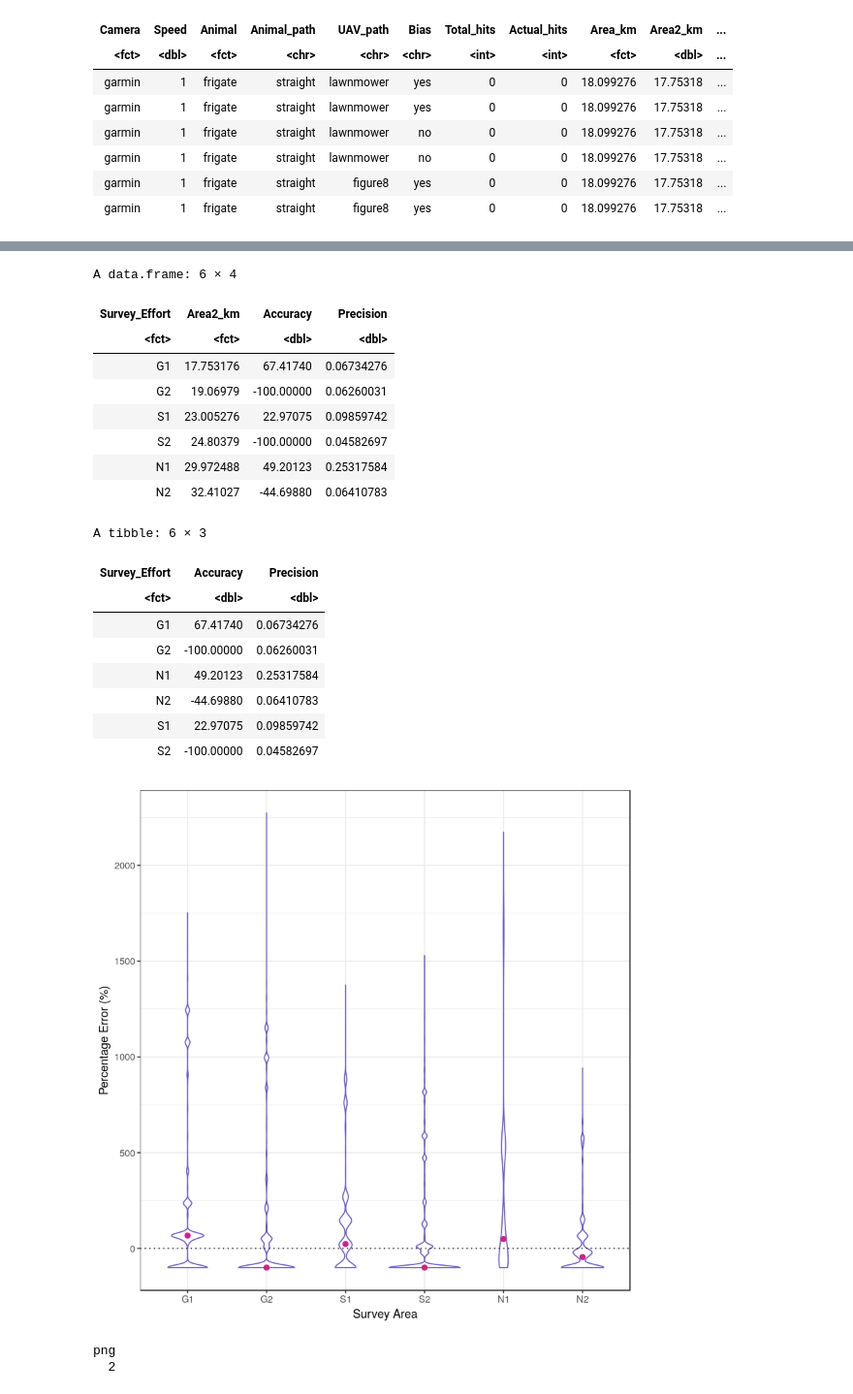
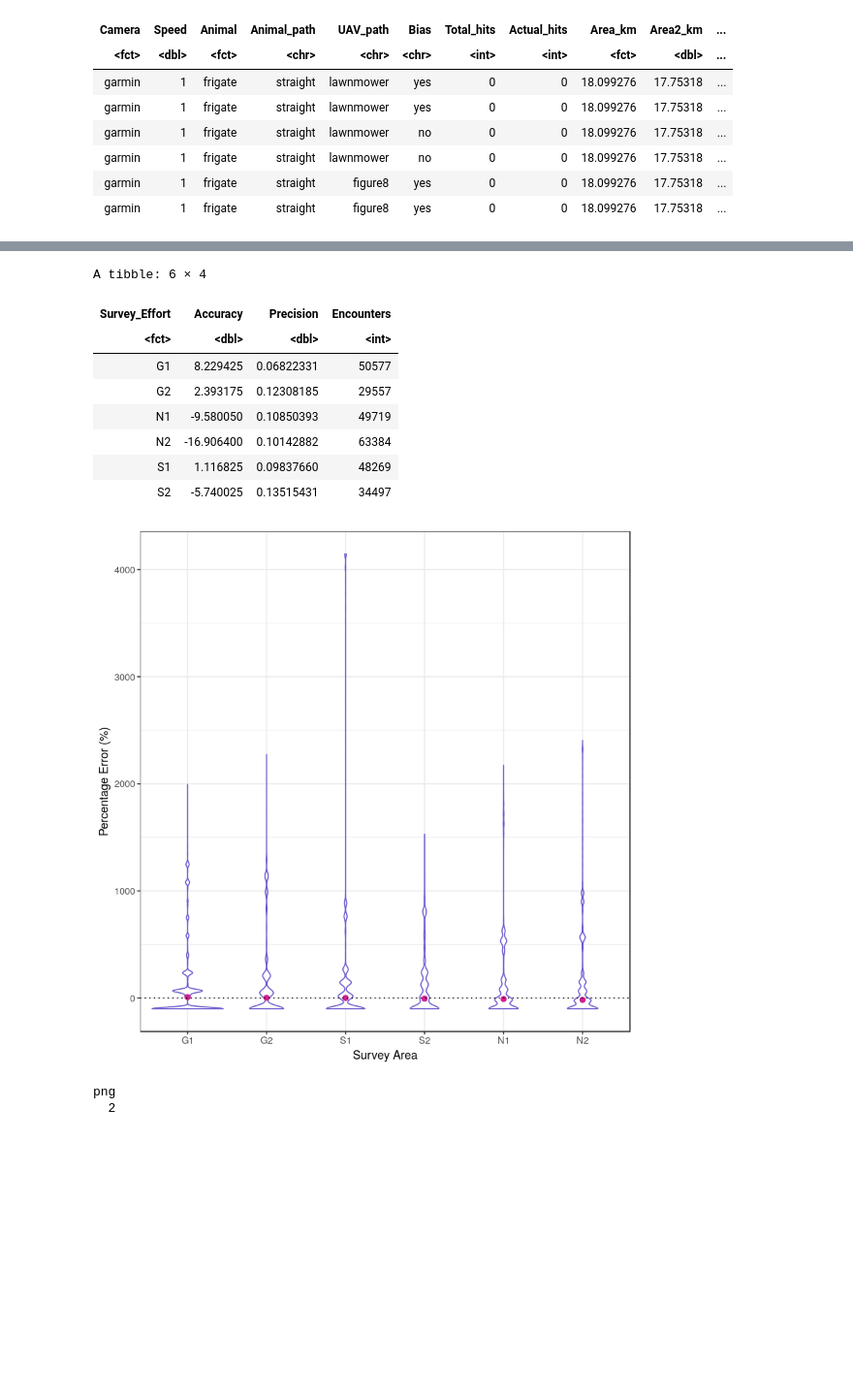
Before and after one commit to EvalImperialforces/CMEE_Thesis, a Jupyter notebook: Code/Revised_Simulation_Analysis.ipynb, the cells around one changed output, grey strips where cells are left out. Shown at 97% size. Saved outputs shown, nothing was run; the diff lists cells and outputs as text; code cells hidden in the pictures; blank space fills up the shorter version.

```diff
--- a/Code/Revised_Simulation_Analysis.ipynb
+++ b/Code/Revised_Simulation_Analysis.ipynb
@@ -28,14 +28,12 @@ timestep <- 10000
 Warning message in split.default(x = seq_len(nrow(x)), f = f, drop = drop, ...):
 “data length is not a multiple of split variable”
 # %%
-Camera <- c("garmin", "garmin", "sony", "sony", "nadir", "nadir")
-Speed <-c(1, 2, 1, 2, 1, 2)
+Animal <- rep(unique(all_sims$Animal), 6)
+Camera <- c(rep('garmin', 16), rep('sony', 16), rep('nadir', 16))
+Speed <- c(rep(1, 8), rep(2, 8), rep(1, 8), rep(2, 8), rep(1, 8), rep(2, 8))
 
-Animal <- rep(unique(all_sims$Animal), 6)
-Camera <- rep(Camera,8)
-Speed <- rep(Speed, 8)
-
-cam_table <- data.frame(Animal, Camera, Speed)
+cam_table <-data.frame(Animal,Camera, Speed)
+#cam_table <- merge(cam_table, Speed)
 #cam_table
 g_h <- 83.33
 s_h <- 113.83
@@ -80,6 +78,7 @@ cam_table <- cbind(cam_table, Area_km)
 
 cam_table <- cam_table[, -c(4:7)]
 
+#length(unique(cam_table$Area_km))
 #cam_table
 
 #unique_cams = unique(all_sims$Camera)
@@ -855,50 +877,42 @@ A data.table: 6 × 14
 # %%
 area_err <- all_sims %>%
             group_by(Survey_Effort) %>%
                 summarise(Accuracy = median(Prop_err),
-                          Precision = IQR(Density_km))
+                          Precision = IQR(Density_km),
+                          Encounters = sum(Actual_hits))
 
-#level.order = c('G1','G2', 'S1', 'S2', 'N1','N2')
+level.order = c('G1','G2', 'S1', 'S2', 'N1','N2')
 
 #area_err <- area_err[order(factor(area_err$Combo, levels = level.order)),]
 #rownames(area_err) <- NULL
 
 
 fig1p <- all_sims %>%
              group_by(Survey_Effort) %>%
                 ggplot(aes(x = Survey_Effort, y = Prop_err)) +
                 geom_violin(colour = 'slateblue')+
                 stat_summary(fun.y=median, geom="point", size=2, color="violetred") +
                 #geom_boxplot(width=0.1, colour = 'dodgerblue3') +
                 ylab("Percentage Error (%)") +
                 xlab('Survey Area') +
                 geom_hline(yintercept = 0, linetype = 'dotted', colour = 'black') +
                 theme_bw() +
                 scale_x_discrete(limits = level.order)
 
 #fig1
 area_err
 fig1p
 # %% [output]
-A data.frame: 6 × 4
+A tibble: 6 × 4
-| Survey_Effort | Area2_km | Accuracy | Precision |
-| <fct> | <fct> | <dbl> | <dbl> |
-| G1 | 17.753176 | 67.41740 | 0.06734276 |
-| G2 | 19.06979 | -100.00000 | 0.06260031 |
-| S1 | 23.005276 | 22.97075 | 0.09859742 |
-| S2 | 24.80379 | -100.00000 | 0.04582697 |
-| N1 | 29.972488 | 49.20123 | 0.25317584 |
-| N2 | 32.41027 | -44.69880 | 0.06410783 |
+| Survey_Effort | Accuracy | Precision | Encounters |
+| <fct> | <dbl> | <dbl> | <int> |
+| G1 | 8.229425 | 0.06822331 | 50577 |
+| G2 | 2.393175 | 0.12308185 | 29557 |
+| N1 | -9.580050 | 0.10850393 | 49719 |
+| N2 | -16.906400 | 0.10142882 | 63384 |
+| S1 | 1.116825 | 0.09837660 | 48269 |
+| S2 | -5.740025 | 0.13515431 | 34497 |
-A tibble: 6 × 3
-| Survey_Effort | Accuracy | Precision |
-| <fct> | <dbl> | <dbl> |
-| G1 | 67.41740 | 0.06734276 |
-| G2 | -100.00000 | 0.06260031 |
-| N1 | 49.20123 | 0.25317584 |
-| N2 | -44.69880 | 0.06410783 |
-| S1 | 22.97075 | 0.09859742 |
-| S2 | -100.00000 | 0.04582697 |
-[figure, old version]
+[figure, new version]
 # %%
 pdf(file = paste("../Results/area_violin.pdf"))
 print(fig1p)
```
Also changed, not shown: parts of 20 cells of this notebook, 1 other file.
